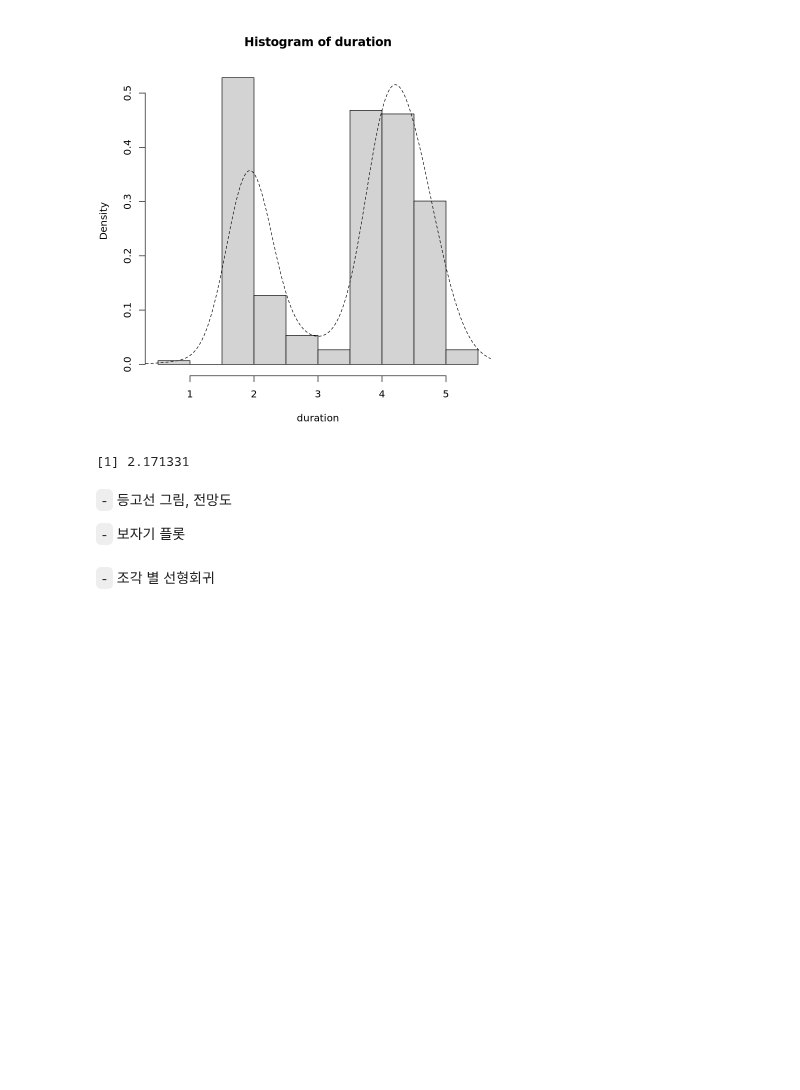
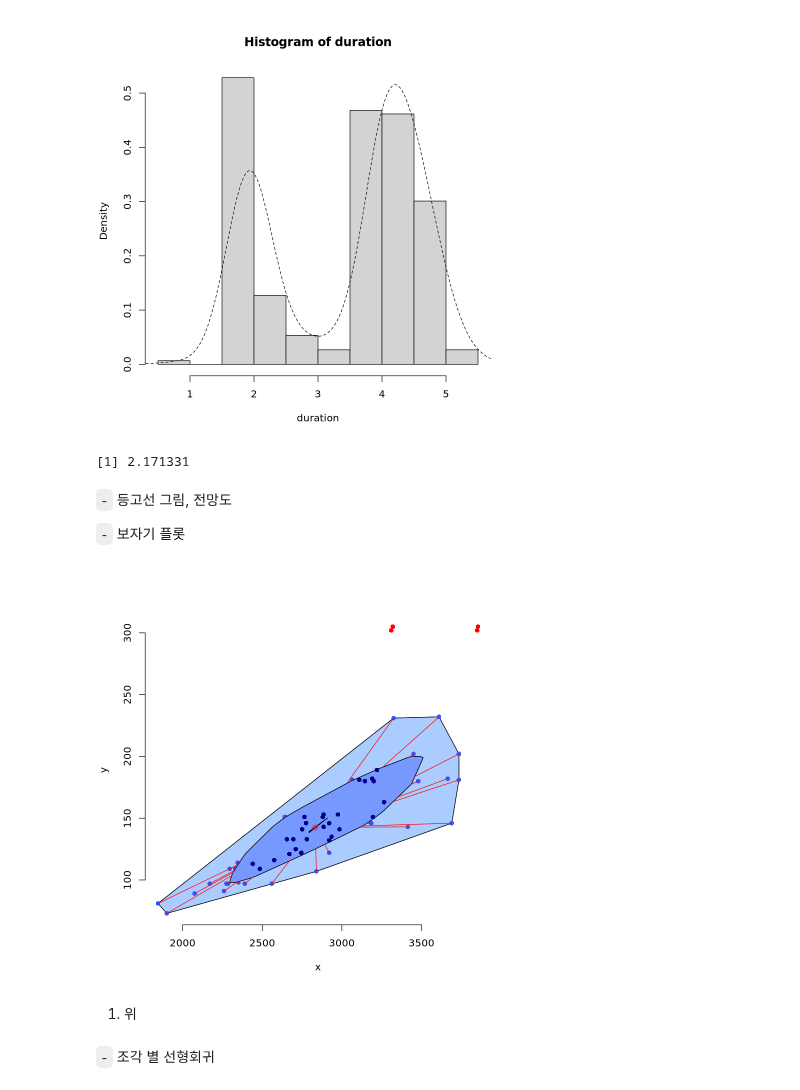
Before and after one commit to HollyRiver/R, a Jupyter notebook: EDA/code assemble.ipynb, the cells around one changed output. Drawn from its saved outputs; the diff is of its cells as text; code cells hidden in the pictures; blank space fills up the shorter version.

```diff
--- a/EDA/code assemble.ipynb
+++ b/EDA/code assemble.ipynb
@@ -422,2 +426,8 @@ b  ## default b
+# %%
+aplpack::bagplot(x = Weight, y = Disp., show.whiskers = T, cex = 1)
+# %% [output]
+[figure, added]
+# %% [markdown]
+1. 위
 # %% [markdown]
 `-` 조각 별 선형회귀
```
Also changed, not shown: parts of 1 cell of this notebook, 4 other files.
